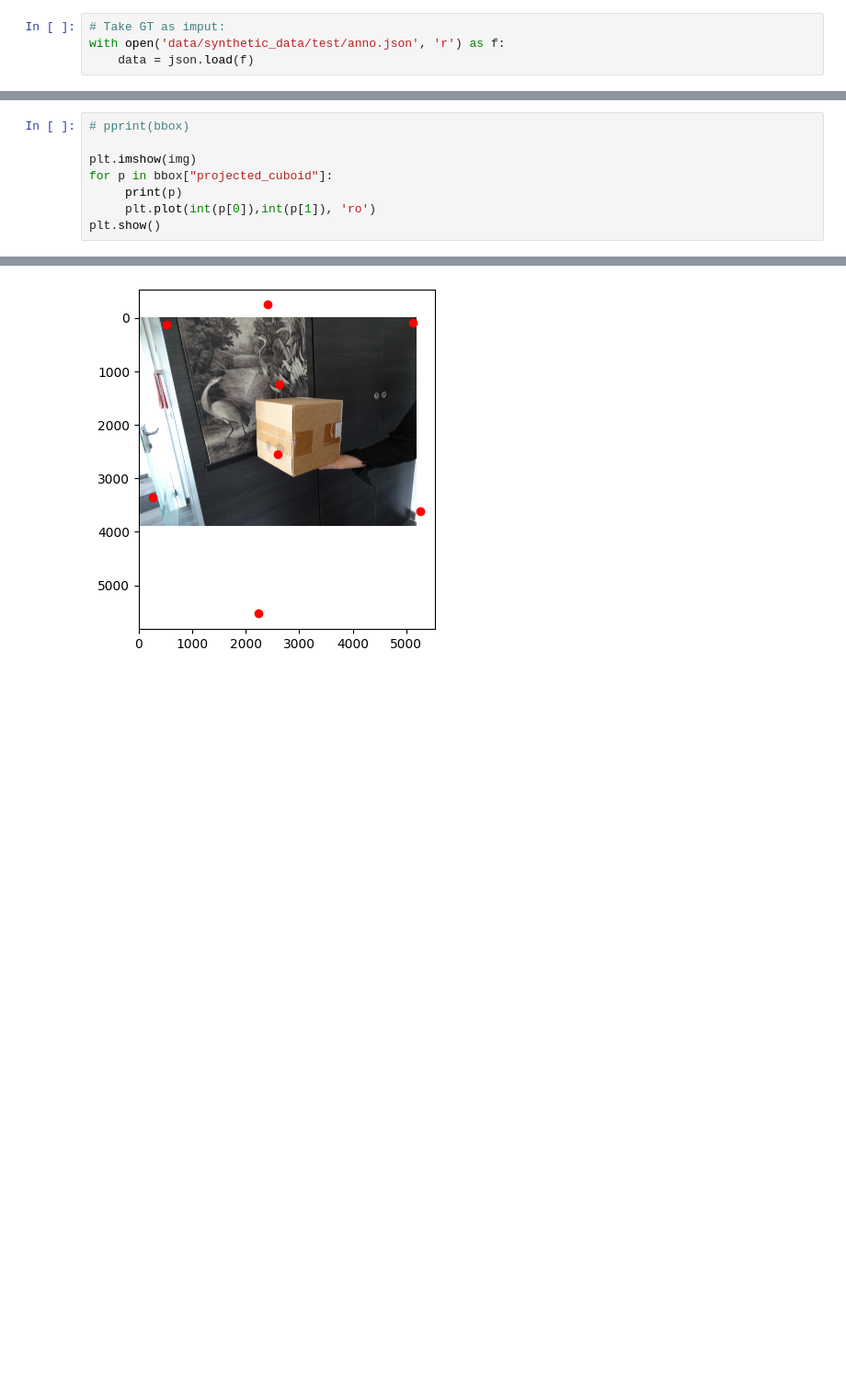
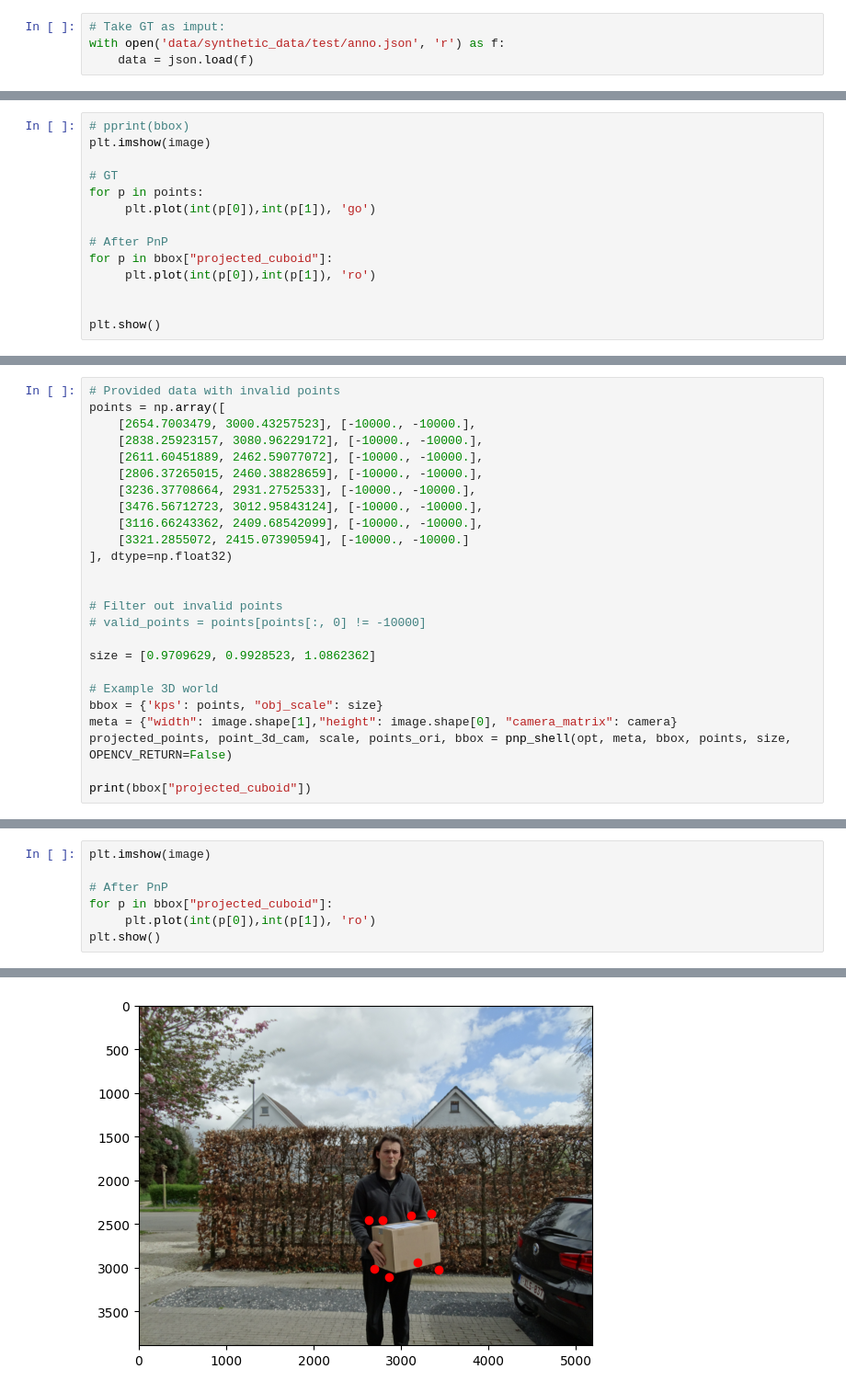
Before and after one commit to aarontenzing/CenterPose-synthetic-training, a Jupyter notebook: test_pnp.ipynb, the cells around one changed output, grey strips where cells are left out. Shown at 92% size. Cells and saved outputs as stored; diff of their text form; blank space fills up the shorter version.

```diff
--- a/test_pnp.ipynb
+++ b/test_pnp.ipynb
@@ -73,0 +67,14 @@ TypeError: cannot unpack non-iterable NoneType object
+# %%
+# pprint(bbox)
+plt.imshow(image)
+
+# GT
+for p in points:
+     plt.plot(int(p[0]),int(p[1]), 'go')
+
+# After PnP
+for p in bbox["projected_cuboid"]:
+     plt.plot(int(p[0]),int(p[1]), 'ro')
+
+
+plt.show()
@@ -73,0 +83,25 @@ TypeError: cannot unpack non-iterable NoneType object
+# %%
+# Provided data with invalid points
+points = np.array([
+    [2654.7003479, 3000.43257523], [-10000., -10000.],
+    [2838.25923157, 3080.96229172], [-10000., -10000.],
+    [2611.60451889, 2462.59077072], [-10000., -10000.],
+    [2806.37265015, 2460.38828659], [-10000., -10000.],
+    [3236.37708664, 2931.2752533], [-10000., -10000.],
+    [3476.56712723, 3012.95843124], [-10000., -10000.],
+    [3116.66243362, 2409.68542099], [-10000., -10000.],
+    [3321.2855072, 2415.07390594], [-10000., -10000.]
+], dtype=np.float32)
+
+
+# Filter out invalid points
+# valid_points = points[points[:, 0] != -10000]
+
+size = [0.9709629, 0.9928523, 1.0862362]
+
+# Example 3D world
+bbox = {'kps': points, "obj_scale": size}
+meta = {"width": image.shape[1],"height": image.shape[0], "camera_matrix": camera}
+projected_points, point_3d_cam, scale, points_ori, bbox = pnp_shell(opt, meta, bbox, points, size, OPENCV_RETURN=False)
+
+print(bbox["projected_cuboid"])
@@ -74,9 +117,8 @@ TypeError: cannot unpack non-iterable NoneType object
 # %%
-# pprint(bbox)
+plt.imshow(image)
 
-plt.imshow(img)
+# After PnP
 for p in bbox["projected_cuboid"]:
-     print(p)
      plt.plot(int(p[0]),int(p[1]), 'ro')
 plt.show()
 # %% [output]
@@ -91 +125 @@ plt.show()
-[figure, old version]
+[figure, new version]
```
Also changed, not shown: parts of 15 cells of this notebook, 4 other files.
